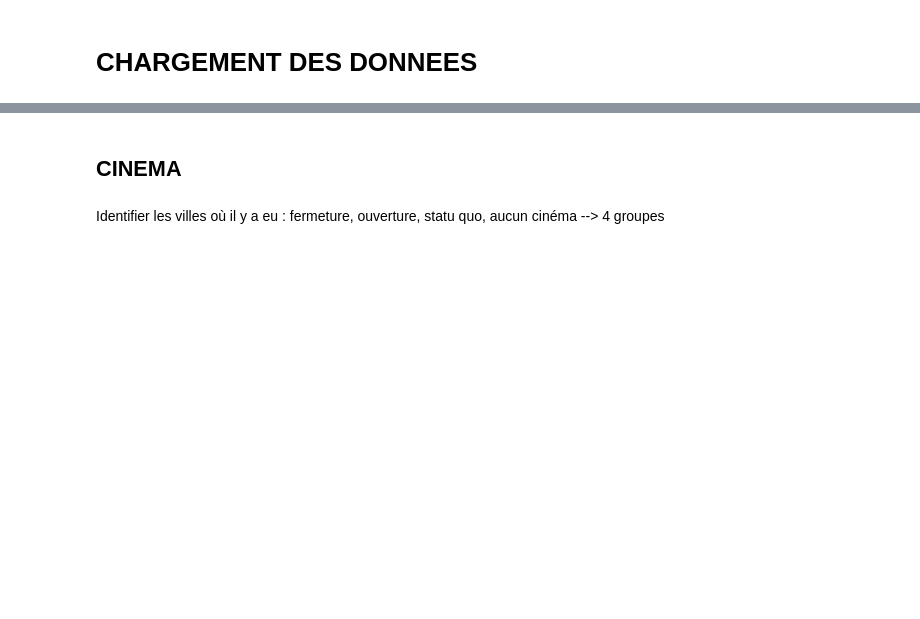
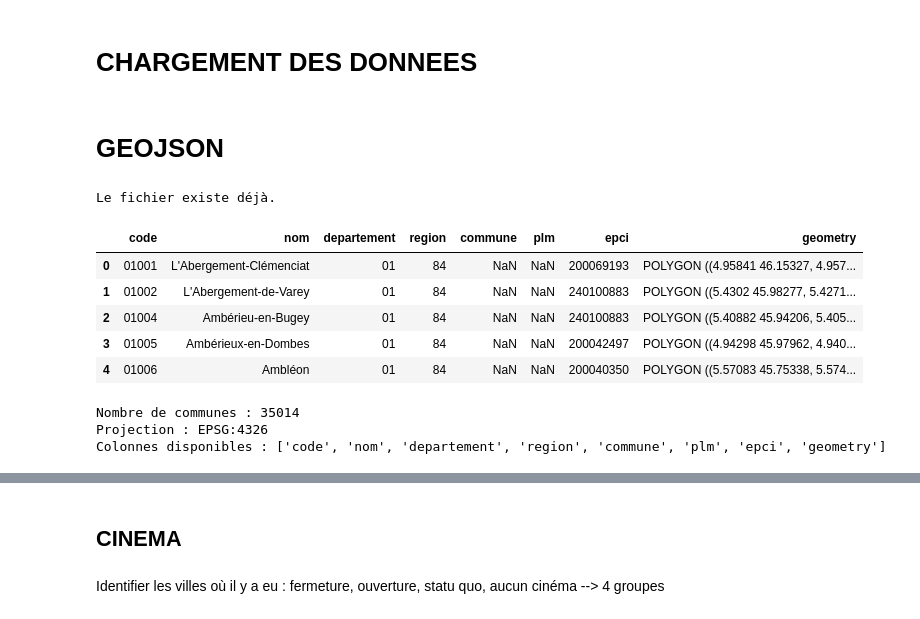
Before and after one commit to Juleslapeuf/cinema_vote, a Jupyter notebook: chargement_donnees.ipynb, the cells around one changed output, grey strips where cells are left out. Saved outputs shown, nothing was run; the diff lists cells and outputs as text; code cells hidden in the pictures; blank space fills up the shorter version.

Commit message:
J'avance sur le data_processessing mais pas terminé

```diff
--- a/chargement_donnees.ipynb
+++ b/chargement_donnees.ipynb
@@ -5,3 +5,81 @@ import string
 import pandas as pd
 import xlrd
 from linearmodels.panel import PanelOLS
+# %% [markdown]
+# GEOJSON
+# %%
+from pathlib import Path
+import geopandas as gpd
+import urllib.request
+
+# URL du fichier GeoJSON des communes, simplifié à 50 m
+url = (
+    "https://etalab-datasets.geo.data.gouv.fr/"
+    "contours-administratifs/2025/geojson/communes-50m.geojson"
+)
+
+# Dossier de destination : sous-dossier data du projet VS Code
+dossier = Path("data")
+dossier.mkdir(parents=True, exist_ok=True)
+
+fichier = dossier / "communes-50m.geojson"
+
+# Télécharger le fichier uniquement s'il n'existe pas déjà
+if not fichier.exists():
+    urllib.request.urlretrieve(url, fichier)
+    print("Téléchargement terminé !")
+else:
+    print("Le fichier existe déjà.")
+
+# Importer les contours
+communes = gpd.read_file(fichier)
+
+# Afficher les premières lignes
+display(communes.head())
+
+# Informations générales
+print(f"Nombre de communes : {len(communes)}")
+print(f"Projection : {communes.crs}")
+print(f"Colonnes disponibles : {communes.columns.tolist()}")
+
+# Calculer les centroïdes dans une projection métrique, puis les convertir en coordonnées GPS
+centroides = (
+    communes.to_crs("EPSG:2154")
+    .geometry
+    .centroid
+    .to_crs("EPSG:4326")
+)
+
+# Stocker les coordonnées dans l'ordre (longitude, latitude)
+communes["centroïd"] = centroides.apply(lambda point: (point.x, point.y))
+
+# Rechercher les centroïdes situés à moins de 10 km, dans une projection métrique
+centroides_metriques = communes.to_crs("EPSG:2154").geometry.centroid
+points_communes = gpd.GeoDataFrame(
+    {"code_commune": communes["code"].astype(str)},
+    geometry=centroides_metriques,
+    crs="EPSG:2154",
+)
+points_cibles = points_communes.rename(columns={"code_commune": "code_commune_cible"})
+proximites = gpd.sjoin(
+    points_communes,
+    points_cibles[["code_commune_cible", "geometry"]],
+    how="left",
+    predicate="dwithin",
+    distance=10000,
+)
+codes_proches = proximites.groupby(level=0)["code_commune_cible"].agg(list)
+communes["codes_communes_10km"] = codes_proches.reindex(communes.index)
+
+display(communes[["code", "nom", "centroïd", "codes_communes_10km"]].head())
+# %% [output]
+Le fichier existe déjà.
+|  | code | nom | departement | region | commune | plm | epci | geometry |
+| 0 | 01001 | L'Abergement-Clémenciat | 01 | 84 | NaN | NaN | 200069193 | POLYGON ((4.95841 46.15327, 4.957... |
+| 1 | 01002 | L'Abergement-de-Varey | 01 | 84 | NaN | NaN | 240100883 | POLYGON ((5.4302 45.98277, 5.4271... |
+| 2 | 01004 | Ambérieu-en-Bugey | 01 | 84 | NaN | NaN | 240100883 | POLYGON ((5.40882 45.94206, 5.405... |
+| 3 | 01005 | Ambérieux-en-Dombes | 01 | 84 | NaN | NaN | 200042497 | POLYGON ((4.94298 45.97962, 4.940... |
+| 4 | 01006 | Ambléon | 01 | 84 | NaN | NaN | 200040350 | POLYGON ((5.57083 45.75338, 5.574... |
+Nombre de communes : 35014
+Projection : EPSG:4326
+Colonnes disponibles : ['code', 'nom', 'departement', 'region', 'commune', 'plm', 'epci', 'geometry']
```
Also changed, not shown: parts of 27 cells of this notebook, 1 other file.
